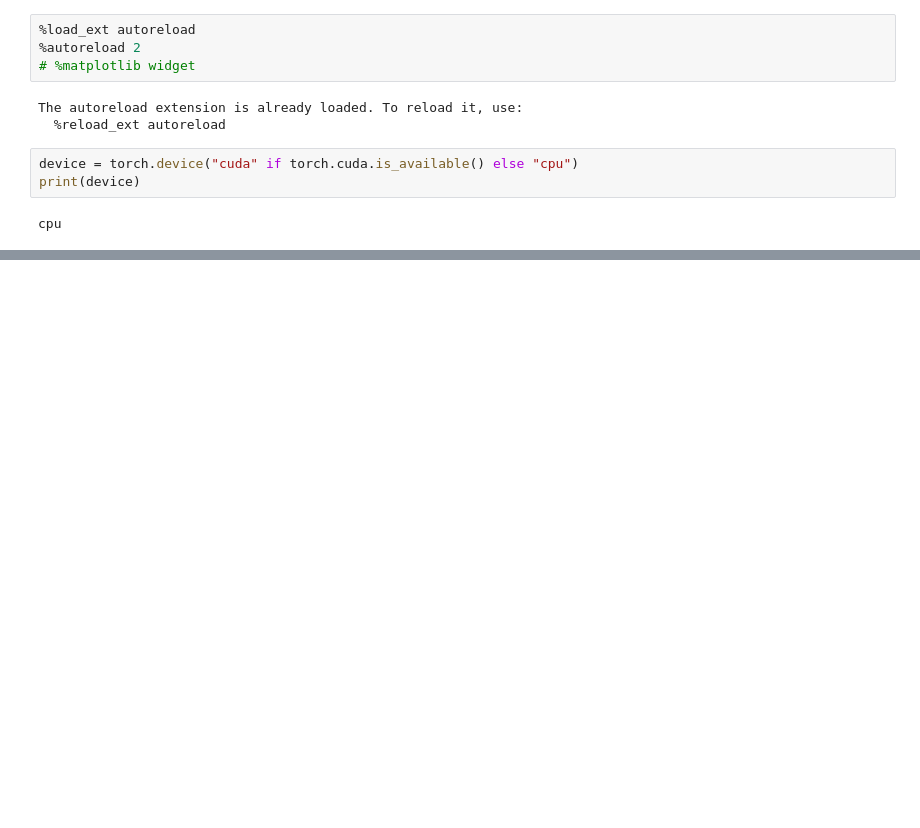
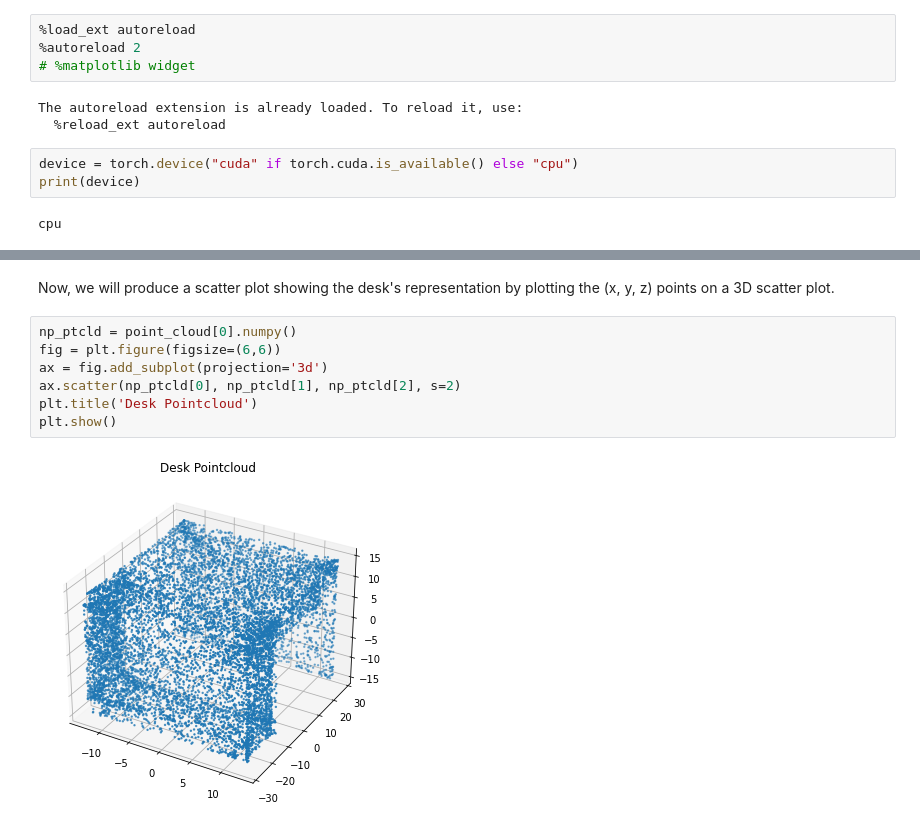
Before and after one commit to leonardwei2023/cs182-proj, a Jupyter notebook: pointnet.ipynb, the cells around one changed output, grey strips where cells are left out. Cells and saved outputs as stored; diff of their text form; blank space fills up the shorter version.

```diff
--- a/pointnet.ipynb
+++ b/pointnet.ipynb
@@ -52,0 +99,11 @@ KeyboardInterrupt:
+# %% [markdown]
+Now, we will produce a scatter plot showing the desk's representation by plotting the (x, y, z) points on a 3D scatter plot.
+# %%
+np_ptcld = point_cloud[0].numpy()
+fig = plt.figure(figsize=(6,6))
+ax = fig.add_subplot(projection='3d')
+ax.scatter(np_ptcld[0], np_ptcld[1], np_ptcld[2], s=2)
+plt.title('Desk Pointcloud')
+plt.show()
+# %% [output]
+[figure, added]
```
Also changed, not shown: parts of 9 cells of this notebook, 1 other file.
